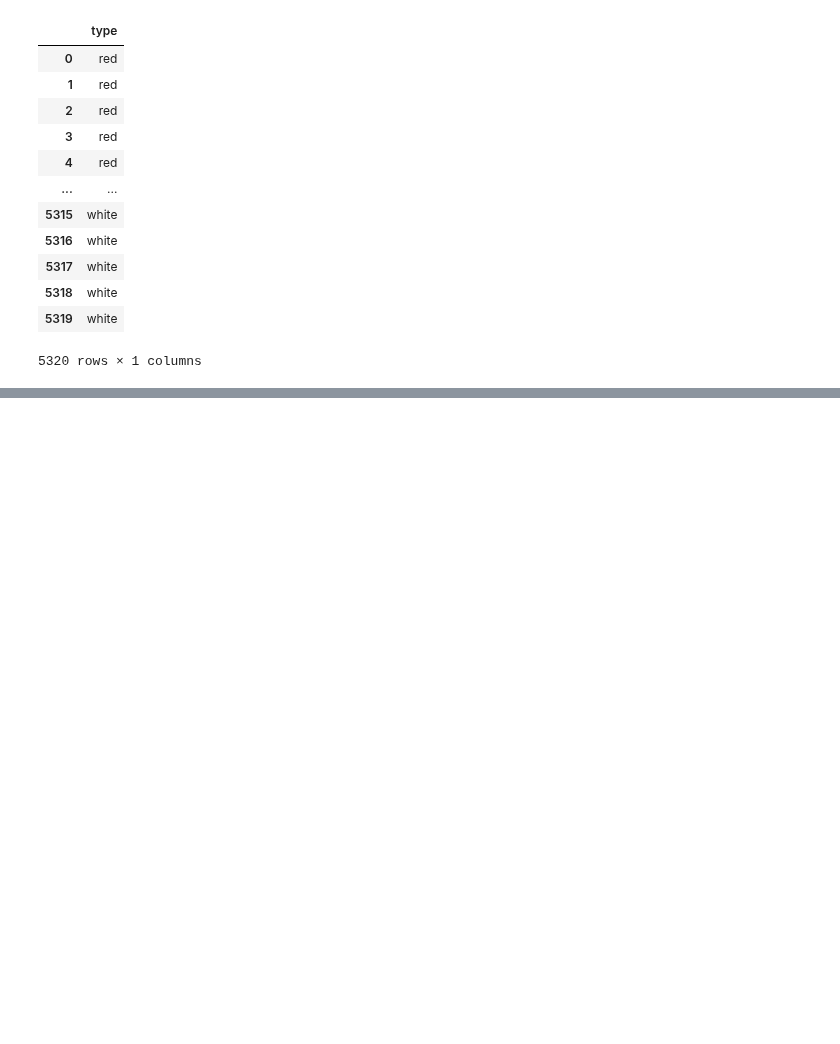
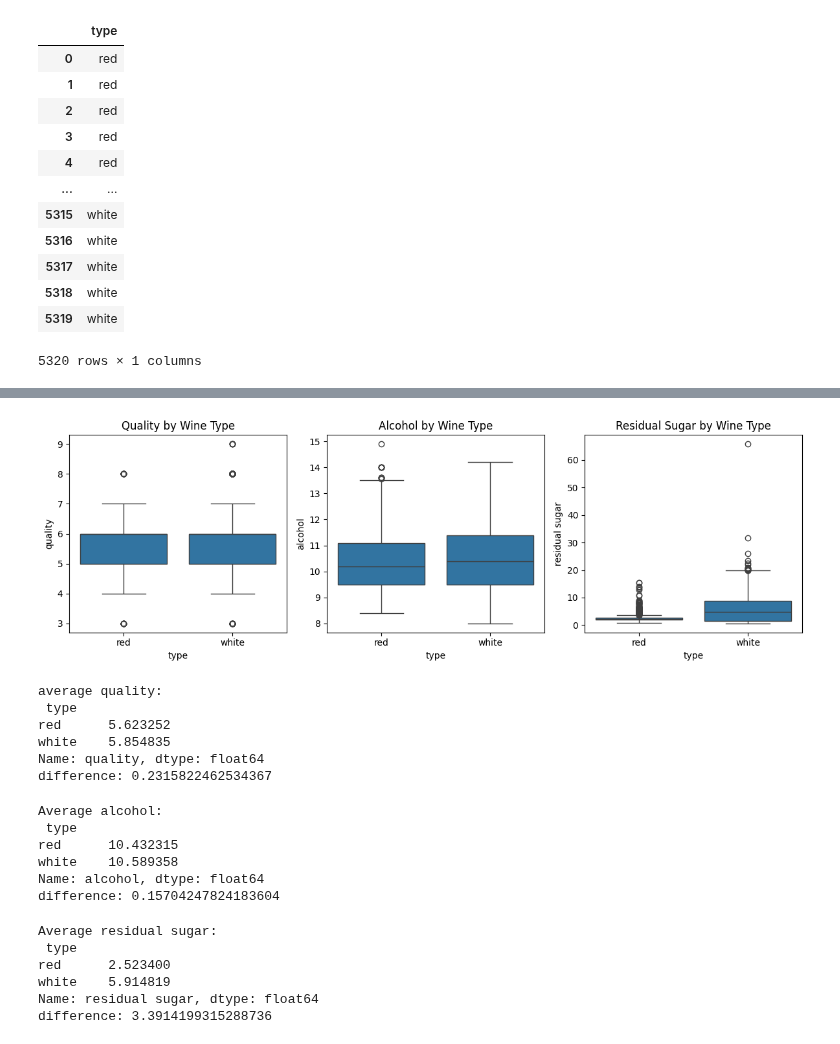
Before and after one commit to Gervig/Business-Intelligence, a Jupyter notebook: MP2/MP2.ipynb, the cells around one changed output, grey strips where cells are left out. Cells and saved outputs as stored; diff of their text form; code cells hidden in the pictures; blank space fills up the shorter version.

```diff
--- a/MP2/MP2.ipynb
+++ b/MP2/MP2.ipynb
@@ -393,0 +363,59 @@ plt.show()
+# %%
+# a. Boxplots for at sammenligne fordelingen af quality, alcohol og residual sugar
+plt.figure(figsize=(12,4))
+plt.subplot(1,3,1)
+sns.boxplot(x="type", y="quality", data=wine)
+plt.title("Quality by Wine Type")
+plt.subplot(1,3,2)
+sns.boxplot(x="type", y="alcohol", data=wine)
+plt.title("Alcohol by Wine Type")
+plt.subplot(1,3,3)
+sns.boxplot(x="type", y="residual sugar", data=wine)
+plt.title("Residual Sugar by Wine Type")
+plt.tight_layout()
+plt.show()
+# %% [output]
+[figure, added]
+# %%
+# which type of wine has higher average quality, how big is the difference?
+mean_quality = wine.groupby("type")["quality"].mean()
+print("average quality:\n", mean_quality)
+print("difference:", abs(mean_quality["white"] - mean_quality["red"]))
+
+# white has on average higher quality
+# %% [output]
+average quality:
+ type
+red      5.623252
+white    5.854835
+Name: quality, dtype: float64
+difference: 0.2315822462534367
+# %%
+# which type of wine has higher average level of alcohol?
+mean_alcohol = wine.groupby("type")["alcohol"].mean()
+print("Average alcohol:\n", mean_alcohol)
+print("difference:", abs(mean_alcohol["white"] - mean_alcohol["red"]))
+
+# white has on average higher level of alcohol
+# %% [output]
+Average alcohol:
+ type
+red      10.432315
+white    10.589358
+Name: alcohol, dtype: float64
+difference: 0.15704247824183604
+# %%
+# which one has higher average quantity of residual sugar?
+
+mean_sugar = wine.groupby("type")["residual sugar"].mean()
+print("Average residual sugar:\n", mean_sugar)
+print("difference:", abs(mean_sugar["white"] - mean_sugar["red"]))
+
+# white has on average higher quantity of residual sugar
+# %% [output]
+Average residual sugar:
+ type
+red      2.523400
+white    5.914819
+Name: residual sugar, dtype: float64
+difference: 3.3914199315288736
```
Also changed, not shown: parts of 18 cells of this notebook.
